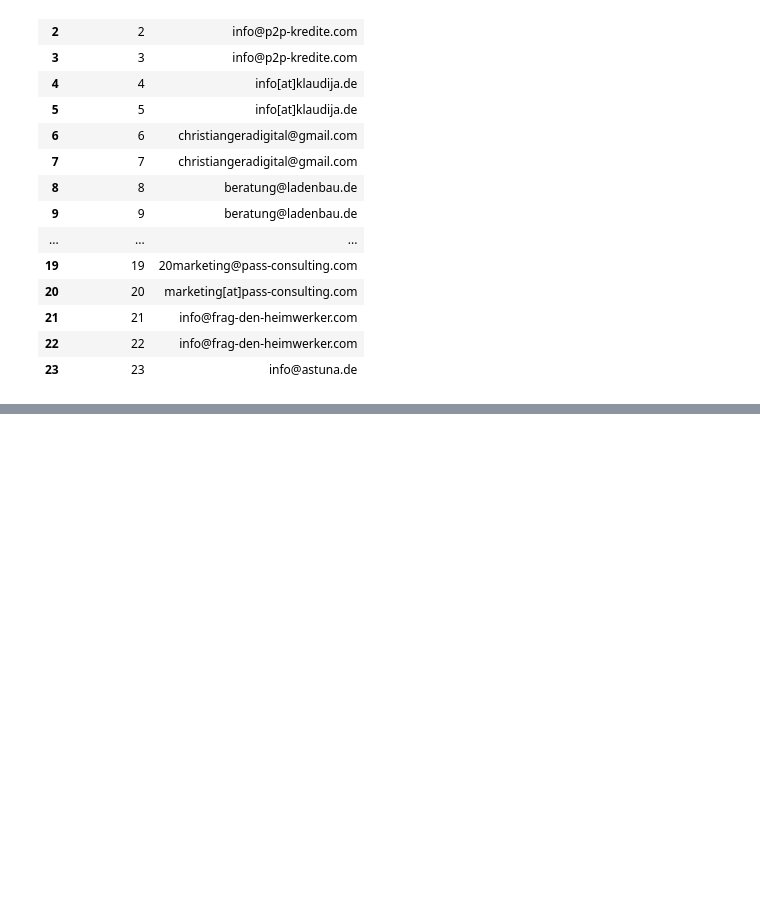
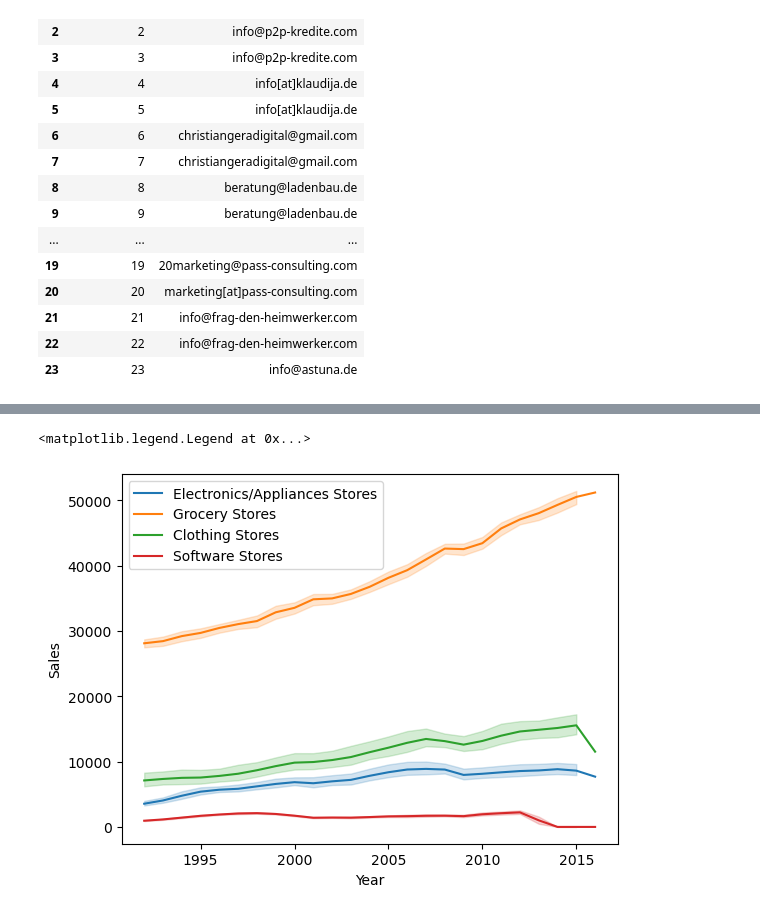
Before and after one commit to joharkhan99/Data-Science-Internship, a Jupyter notebook: Week2/Day4/AB_Testing_and_Scraping.ipynb, the cells around one changed output, grey strips where cells are left out. Drawn from its saved outputs; the diff is of its cells as text; code cells hidden in the pictures; blank space fills up the shorter version.

```diff
--- a/Week2/Day4/AB_Testing_and_Scraping.ipynb
+++ b/Week2/Day4/AB_Testing_and_Scraping.ipynb
@@ -362,0 +423,12 @@ emailsDF
+# %%
+sns.lineplot(data=RetailDF, x=RetailDF['time.year'], y=RetailDF['data.sales.electronics and appliance stores'], label='Electronics/Appliances Stores')
+sns.lineplot(data=RetailDF, x=RetailDF['time.year'], y=RetailDF['data.sales.grocery stores'], label='Grocery Stores')
+sns.lineplot(data=RetailDF, x=RetailDF['time.year'], y=RetailDF['data.sales.clothing stores'], label='Clothing Stores')
+sns.lineplot(data=RetailDF, x=RetailDF['time.year'], y=RetailDF['data.sales.computer and software stores'], label='Software Stores')
+
+plt.xlabel("Year")
+plt.ylabel("Sales")
+plt.legend()
+# %% [output]
+<matplotlib.legend.Legend at 0x...>
+[figure, added]
```
Also changed, not shown: parts of 8 cells of this notebook.
